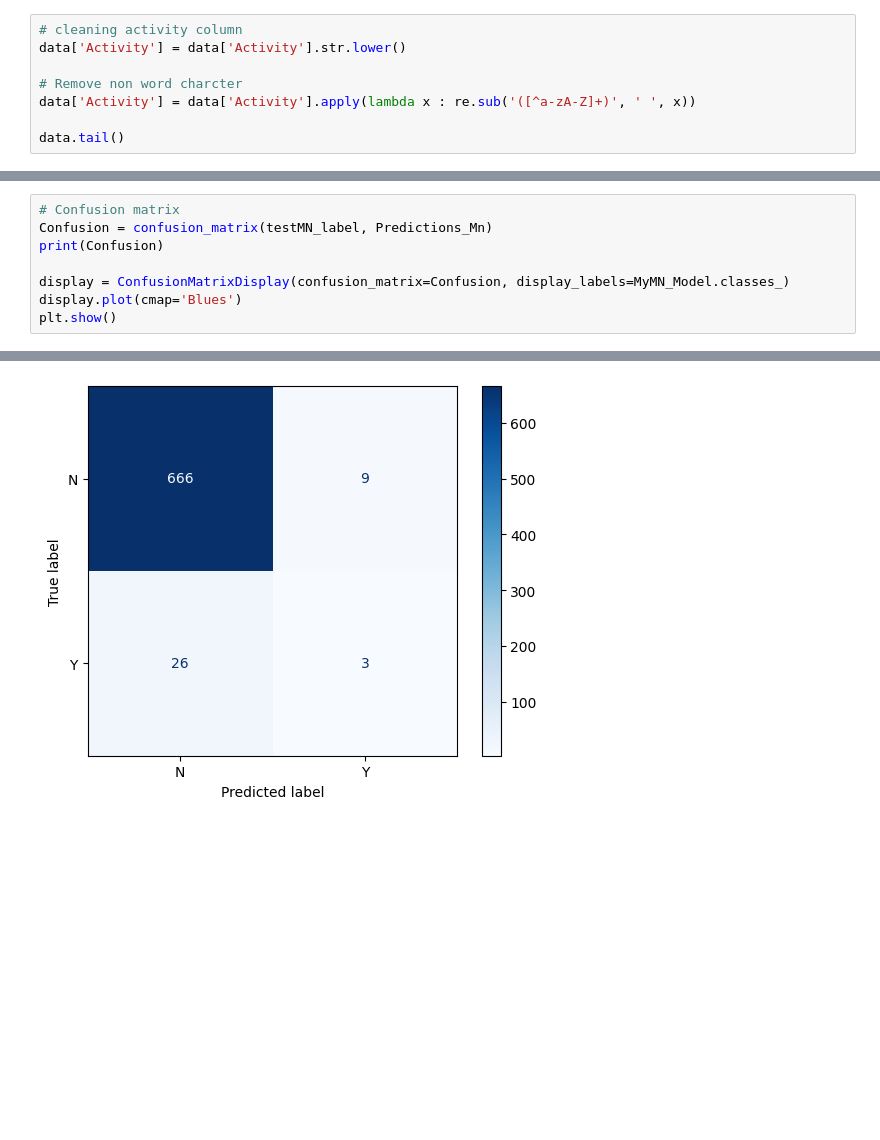
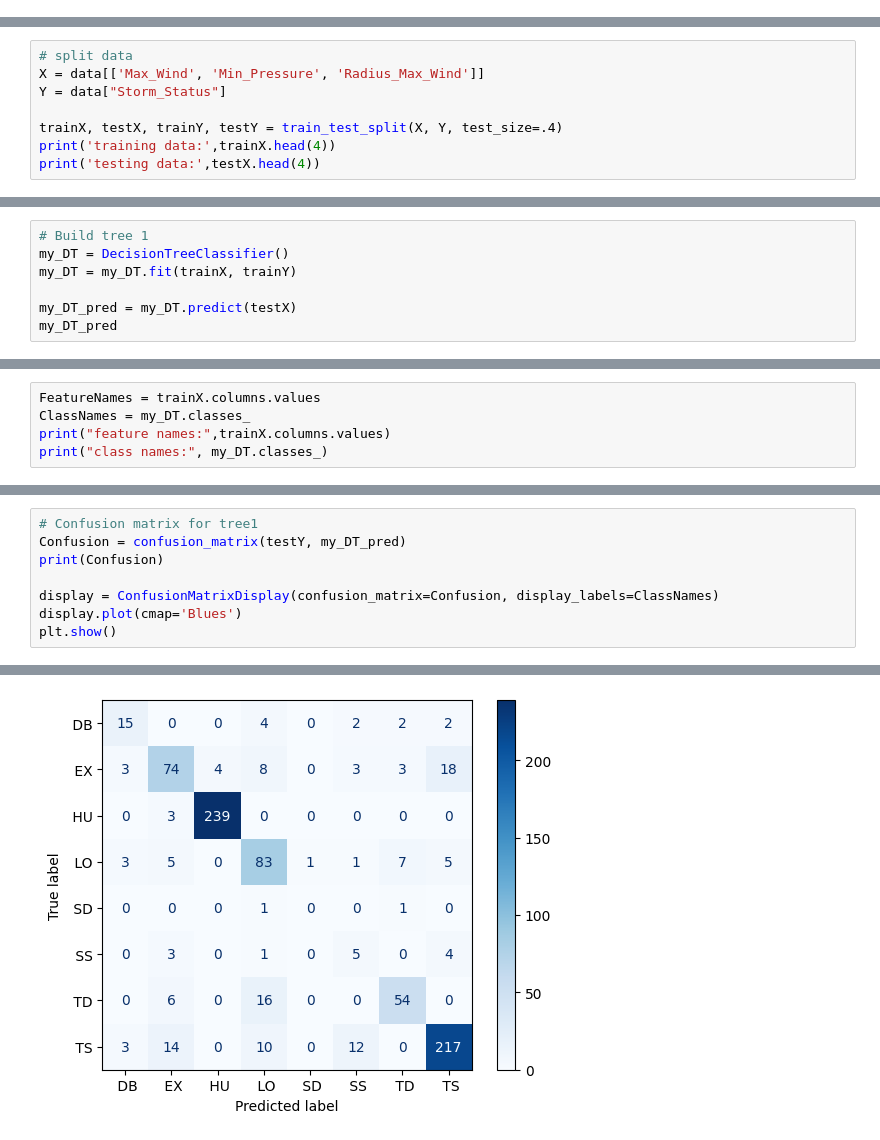
Before and after one commit to u8450/CSCI5622-Shark-Attack, a Jupyter notebook: Supervised/decision_trees.ipynb, the cells around one changed output, grey strips where cells are left out. Drawn from its saved outputs; the diff is of its cells as text; blank space fills up the shorter version.

```diff
--- a/Supervised/decision_trees.ipynb
+++ b/Supervised/decision_trees.ipynb
@@ -25,8 +28,0 @@ data.tail()
-# %%
-# cleaning activity column
-data['Activity'] = data['Activity'].str.lower()
-
-# Remove non word charcter
-data['Activity'] = data['Activity'].apply(lambda x : re.sub('([^a-zA-Z]+)', ' ', x))
-
-data.tail()
@@ -198,0 +29,8 @@ Mean accruacy on the given test data and labels: 0.95
+# %%
+# split data
+X = data[['Max_Wind', 'Min_Pressure', 'Radius_Max_Wind']]
+Y = data["Storm_Status"]
+
+trainX, testX, trainY, testY = train_test_split(X, Y, test_size=.4)
+print('training data:',trainX.head(4))
+print('testing data:',testX.head(4))
@@ -198,0 +48,7 @@ Mean accruacy on the given test data and labels: 0.95
+# %%
+# Build tree 1
+my_DT = DecisionTreeClassifier()
+my_DT = my_DT.fit(trainX, trainY)
+
+my_DT_pred = my_DT.predict(testX)
+my_DT_pred
@@ -198,0 +83,5 @@ Mean accruacy on the given test data and labels: 0.95
+# %%
+FeatureNames = trainX.columns.values
+ClassNames = my_DT.classes_
+print("feature names:",trainX.columns.values)
+print("class names:", my_DT.classes_)
@@ -199,9 +142,9 @@ Mean accruacy on the given test data and labels: 0.95
 # %%
-# Confusion matrix
-Confusion = confusion_matrix(testMN_label, Predictions_Mn)
+# Confusion matrix for tree1
+Confusion = confusion_matrix(testY, my_DT_pred)
 print(Confusion)
 
-display = ConfusionMatrixDisplay(confusion_matrix=Confusion, display_labels=MyMN_Model.classes_)
+display = ConfusionMatrixDisplay(confusion_matrix=Confusion, display_labels=ClassNames)
 display.plot(cmap='Blues')
 plt.show()
 # %% [output]
@@ -210 +159 @@ plt.show()
-[figure, old version]
+[figure, new version]
```
Also changed, not shown: parts of 24 cells of this notebook, 1 other file.
